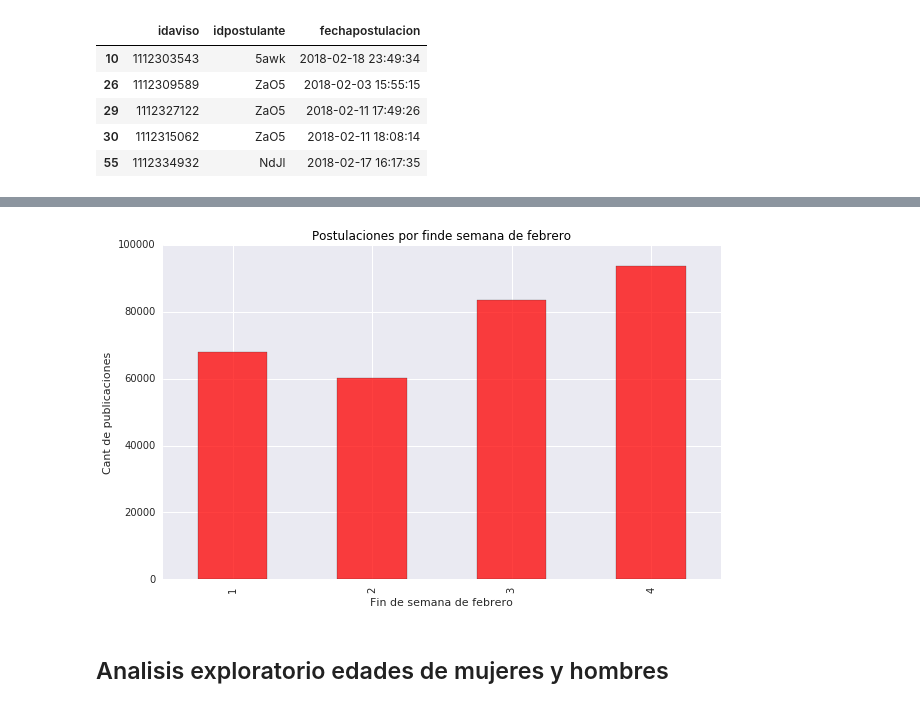
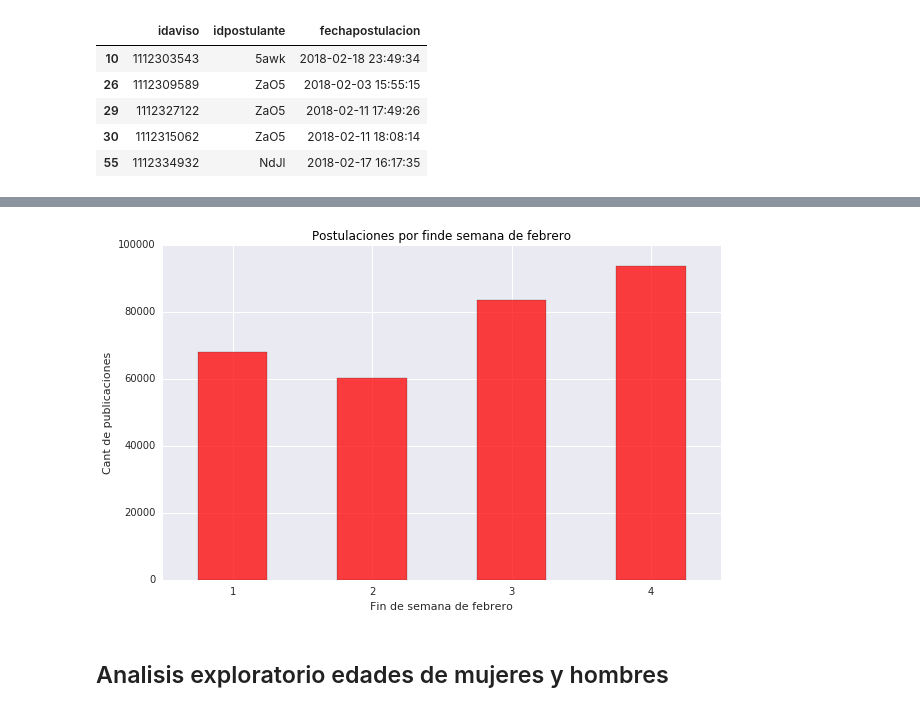
Before and after one commit to matfonseca/OrgaDatos, a Jupyter notebook: Analisis exploratorio.ipynb, the cells around one changed output, grey strips where cells are left out. Drawn from its saved outputs; the diff is of its cells as text; code cells hidden in the pictures.

```diff
--- a/Analisis exploratorio.ipynb
+++ b/Analisis exploratorio.ipynb
@@ -272,15 +284,16 @@ See the caveats in the documentation: http://pandas.pydata.org/pandas-docs/stabl
 # %%
+#Graficamos la cantidad de postulaciones segun el finde semana de febrero que sea
 f = plt.figure()
 
 plt.title ('Postulaciones por finde semana de febrero',color='black')
 
-ax = weekend_postulation["findedesemana"].value_counts().sort_index().plot(kind='bar', stacked=True, figsize=(10,6) ,alpha=0.75, ax=f.gca(), color='red' )
+ax = weekend_postulation["findedesemana"].value_counts().sort_index().plot(kind='bar', stacked=True, figsize=(10,6) ,alpha=0.75, ax=f.gca(), color='red', rot = 0)
 
 ax.set_ylabel('Cant de publicaciones')
 ax.set_xlabel("Fin de semana de febrero")
 plt.show()
 # %% [output]
-[figure, old version]
+[figure, new version]
 # %% [markdown]
 ## Analisis exploratorio edades de mujeres y hombres
 # %%
```
Also changed, not shown: parts of 54 cells of this notebook.
